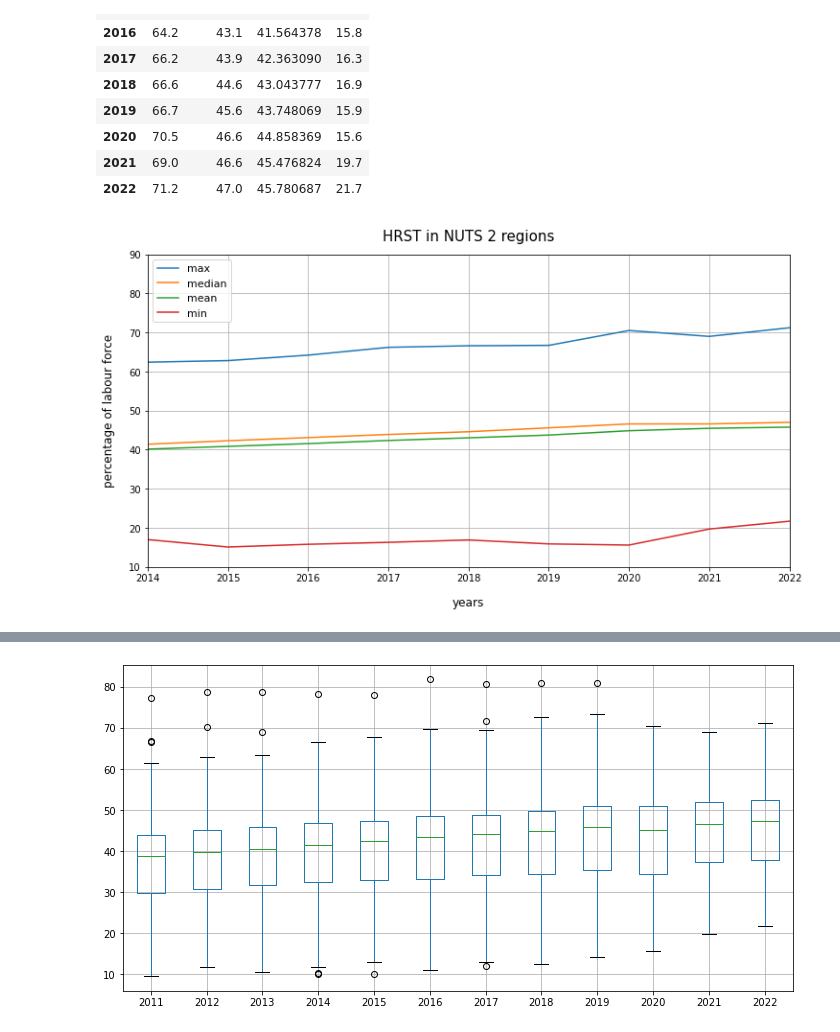
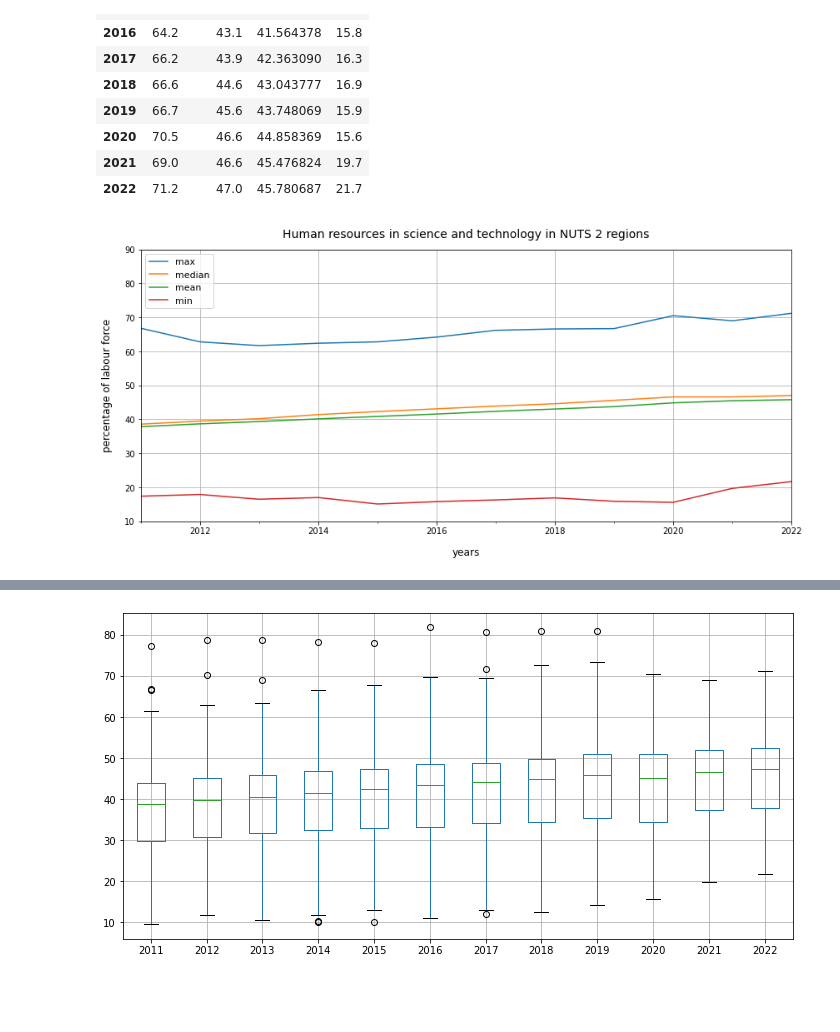
Before and after one commit to GISAdamToth/ArcGIS_Notebooks_thesis, a Jupyter notebook: eurostat/eurostat.ipynb, the cells around one changed output, grey strips where cells are left out. Drawn from its saved outputs; the diff is of its cells as text; code cells hidden in the pictures; blank space fills up the shorter version.

Commit message:
maps done, comments in progress, histogram?

```diff
--- a/eurostat/eurostat.ipynb
+++ b/eurostat/eurostat.ipynb
@@ -391,17 +392,10 @@ stat_df
 # %%
 stat_df.index = pandas.to_datetime(stat_df.index)
 # %%
-ax = stat_df.loc['2014':,:].plot(figsize=[12,6], use_index=True, grid=True, ylim=[10,90])
+ax = stat_df.plot(figsize=[14,6], use_index=True, grid=True, ylim=[10,90])
 ax.legend(loc='upper left', fontsize=11)
-ax.set_title('HRST in NUTS 2 regions', fontsize=15, pad=14.0)
+ax.set_title('Human resources in science and technology in NUTS 2 regions', fontsize=14, pad=14.0)
 ax.set_xlabel('years', fontsize=12, labelpad=14.0)
-#ax.set_xticks(stat_df.index)
 _ = ax.set_ylabel('percentage of labour force', fontsize=12, labelpad=14.0)
-
-#('2014','2015','2016','2017','2018','2019','2020','2021','2022')
-#ax.set_xticks(stat_df['year'].tolist())
-# ax.set_xticks(ticks)
-#ax.set_xticklabels(stat_df.index.tolist())
-# xlim=[2011, 2022]
 # %% [output]
-[figure, old version]
+[figure, new version]
```
Also changed, not shown: parts of 10 cells of this notebook.
